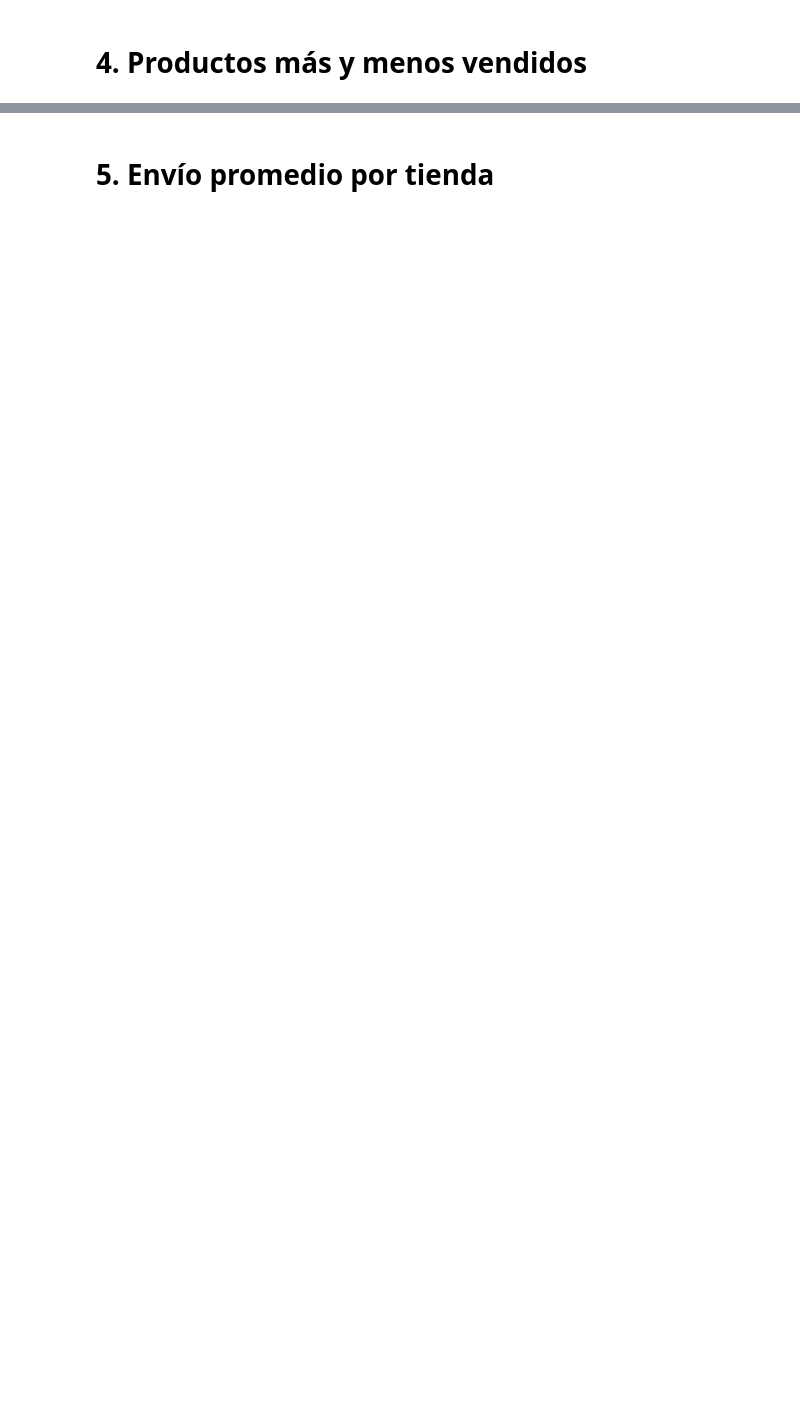
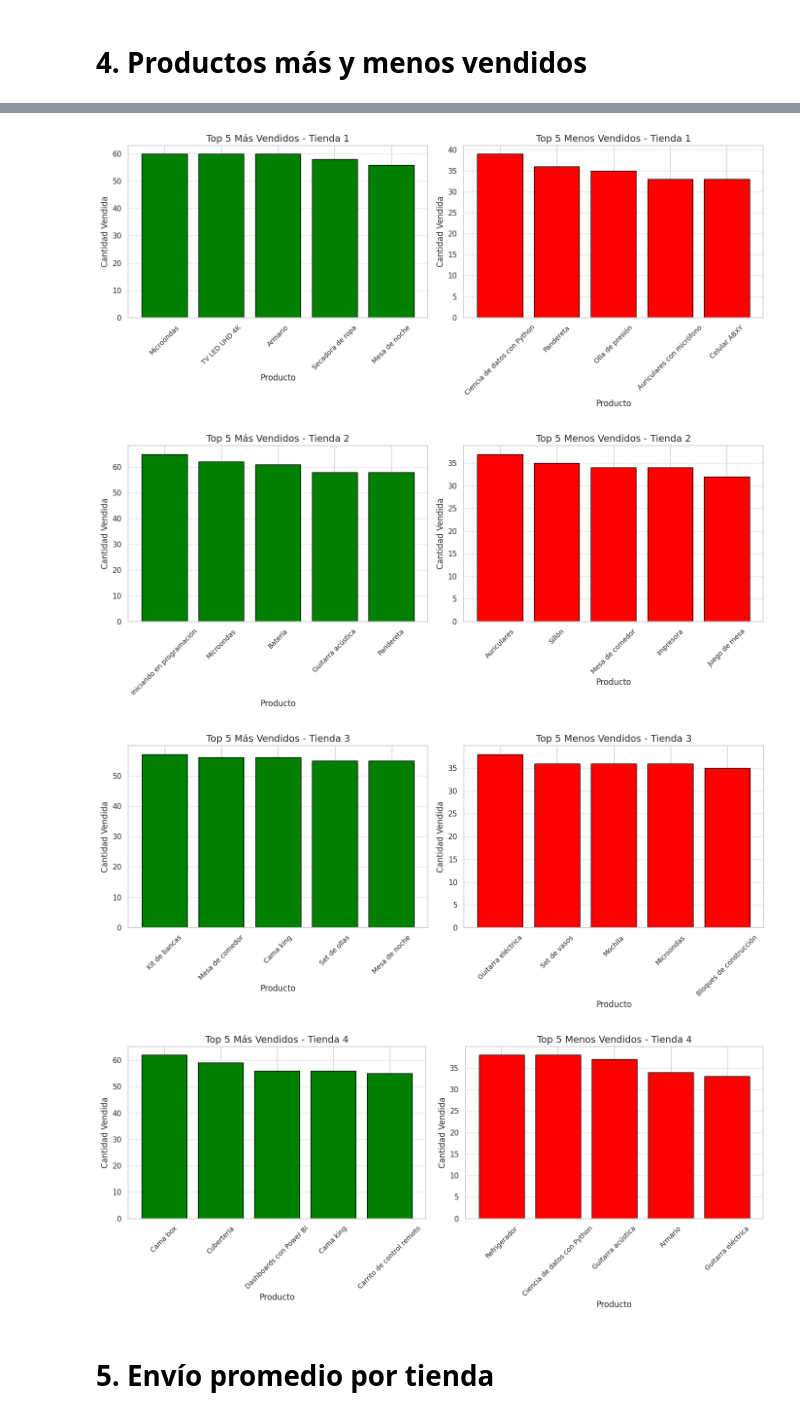
Before and after one commit to GabArg/ProyectoAluraLatam, a Jupyter notebook: AluraStoreLatam.ipynb, the cells around one changed output, grey strips where cells are left out. Saved outputs shown, nothing was run; the diff lists cells and outputs as text; code cells hidden in the pictures; blank space fills up the shorter version.

```diff
--- a/AluraStoreLatam.ipynb
+++ b/AluraStoreLatam.ipynb
@@ -363,2 +230,45 @@ Passing `palette` without assigning `hue` is deprecated and will be removed in v
+# %%
+import matplotlib.pyplot as plt
+
+def graficar_top_productos_vendidos(df, nombre_tienda):
+    # Contar los productos vendidos
+    productos_vendidos = df['Producto'].value_counts()
+
+    # Obtener los 5 más vendidos y 5 menos vendidos
+    top_5_mas_vendidos = productos_vendidos.head(5)
+    top_5_menos_vendidos = productos_vendidos.tail(5)
+
+    # Crear subplots
+    fig, axs = plt.subplots(1, 2, figsize=(14, 6), gridspec_kw={'width_ratios': [1, 1]})
+
+    # Gráfico de los más vendidos
+    axs[0].bar(top_5_mas_vendidos.index, top_5_mas_vendidos.values, color='green', edgecolor='black')
+    axs[0].set_title(f"Top 5 Más Vendidos - {nombre_tienda}", fontsize=14)
+    axs[0].set_xlabel("Producto", fontsize=12)
+    axs[0].set_ylabel("Cantidad Vendida", fontsize=12)
+    axs[0].tick_params(axis='x', rotation=45, labelsize=10)
+    axs[0].grid(axis='y', linestyle='--', alpha=0.7)
+
+    # Gráfico de los menos vendidos
+    axs[1].bar(top_5_menos_vendidos.index, top_5_menos_vendidos.values, color='red', edgecolor='black')
+    axs[1].set_title(f"Top 5 Menos Vendidos - {nombre_tienda}", fontsize=14)
+    axs[1].set_xlabel("Producto", fontsize=12)
+    axs[1].set_ylabel("Cantidad Vendida", fontsize=12)
+    axs[1].tick_params(axis='x', rotation=45, labelsize=10)
+    axs[1].grid(axis='y', linestyle='--', alpha=0.7)
+
+    plt.tight_layout()
+    plt.show()
+
+# Aplicar a cada tienda
+graficar_top_productos_vendidos(tienda1, "Tienda 1")
+graficar_top_productos_vendidos(tienda2, "Tienda 2")
+graficar_top_productos_vendidos(tienda3, "Tienda 3")
+graficar_top_productos_vendidos(tienda4, "Tienda 4")
+# %% [output]
+[figure, added]
+[figure, added]
+[figure, added]
+[figure, added]
 # %% [markdown]
 # 5. Envío promedio por tienda
```
Also changed, not shown: parts of 12 cells of this notebook.
